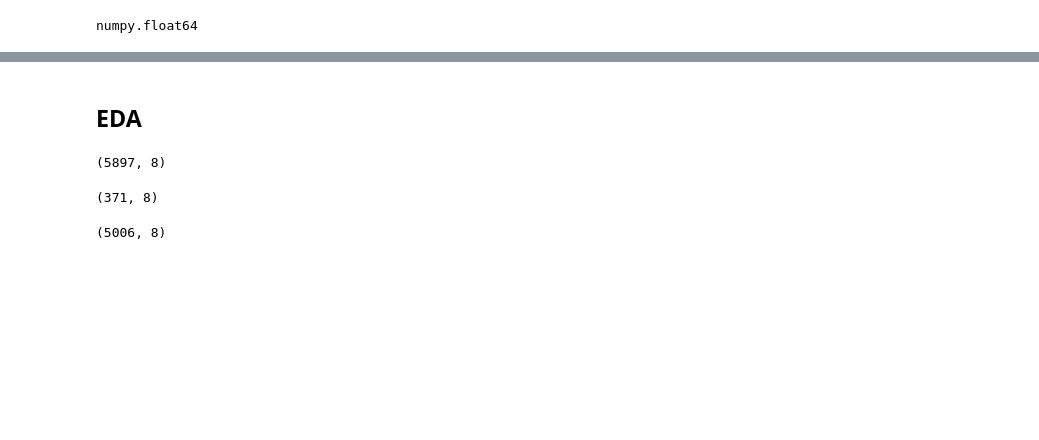
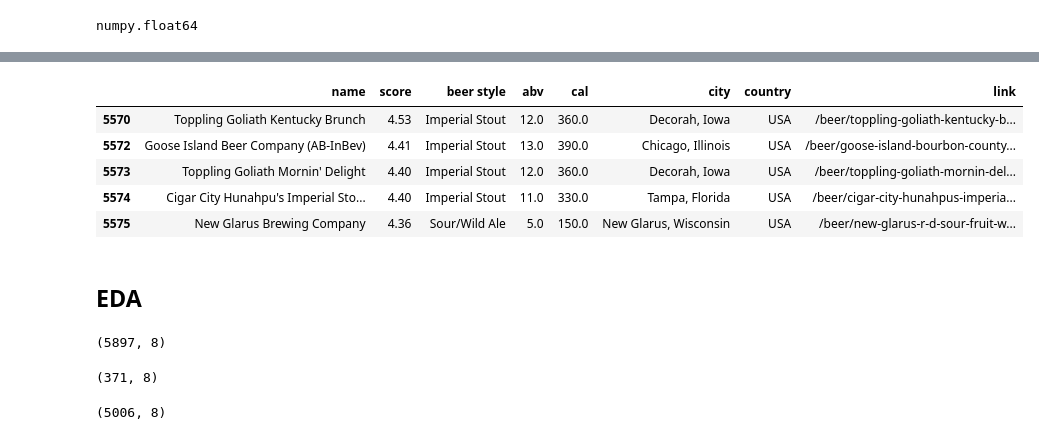
Before and after one commit to montalex/COM-480-Data-Visualization, a Jupyter notebook: scrap_data.ipynb, the cells around one changed output, grey strips where cells are left out. Drawn from its saved outputs; the diff is of its cells as text; code cells hidden in the pictures; blank space fills up the shorter version.

```diff
--- a/scrap_data.ipynb
+++ b/scrap_data.ipynb
@@ -231,3 +251,23 @@ numpy.float64
+# %%
+USA_loc = [i.split(' ') for i in df[df.country.str.contains('USA')].country]
+# %%
+USA_city = [i+', ' for i in df[df.country.str.contains('USA')].city]
+# %%
+idx_USA = list(df[df.country.str.contains('USA')].index)
+# %%
+for idx, val in enumerate(idx_USA):
+    city_name = df[df.country.str.contains('USA')].loc[val,'city']
+    df.loc[val,'city'] = "".join([USA_city[idx], USA_loc[idx][0]])
+    df.loc[val,'country'] = USA_loc[idx][-1]
+# %%
+df[df.country.str.contains('USA')].head()
+# %% [output]
+|  | name | score | beer style | abv | cal | city | country | link |
+| 5570 | Toppling Goliath Kentucky Brunch | 4.53 | Imperial Stout | 12.0 | 360.0 | Decorah, Iowa | USA | /beer/toppling-goliath-kentucky-b... |
+| 5572 | Goose Island Beer Company (AB-InBev) | 4.41 | Imperial Stout | 13.0 | 390.0 | Chicago, Illinois | USA | /beer/goose-island-bourbon-county... |
+| 5573 | Toppling Goliath Mornin' Delight | 4.40 | Imperial Stout | 12.0 | 360.0 | Decorah, Iowa | USA | /beer/toppling-goliath-mornin-del... |
+| 5574 | Cigar City Hunahpu's Imperial Sto... | 4.40 | Imperial Stout | 11.0 | 330.0 | Tampa, Florida | USA | /beer/cigar-city-hunahpus-imperia... |
+| 5575 | New Glarus Brewing Company | 4.36 | Sour/Wild Ale | 5.0 | 150.0 | New Glarus, Wisconsin | USA | /beer/new-glarus-r-d-sour-fruit-w... |
 # %%
 df_all.to_csv('ratebeer_dataset_all.csv', index=False)
 # %% [markdown]
```
Also changed, not shown: parts of 2 cells of this notebook.
